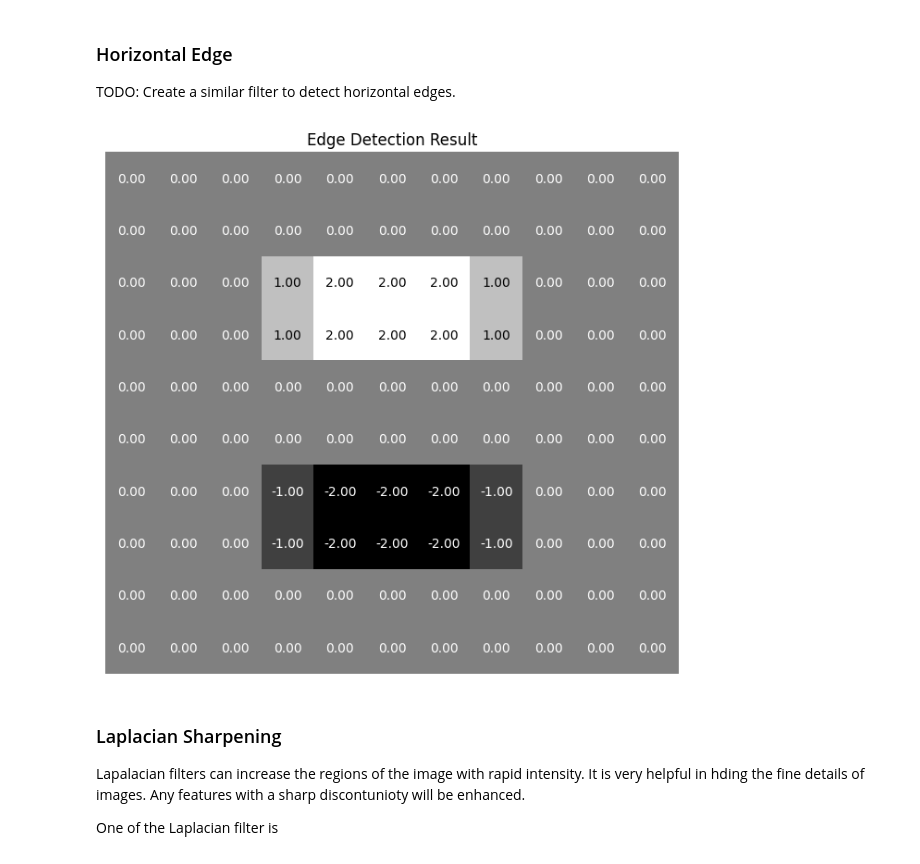
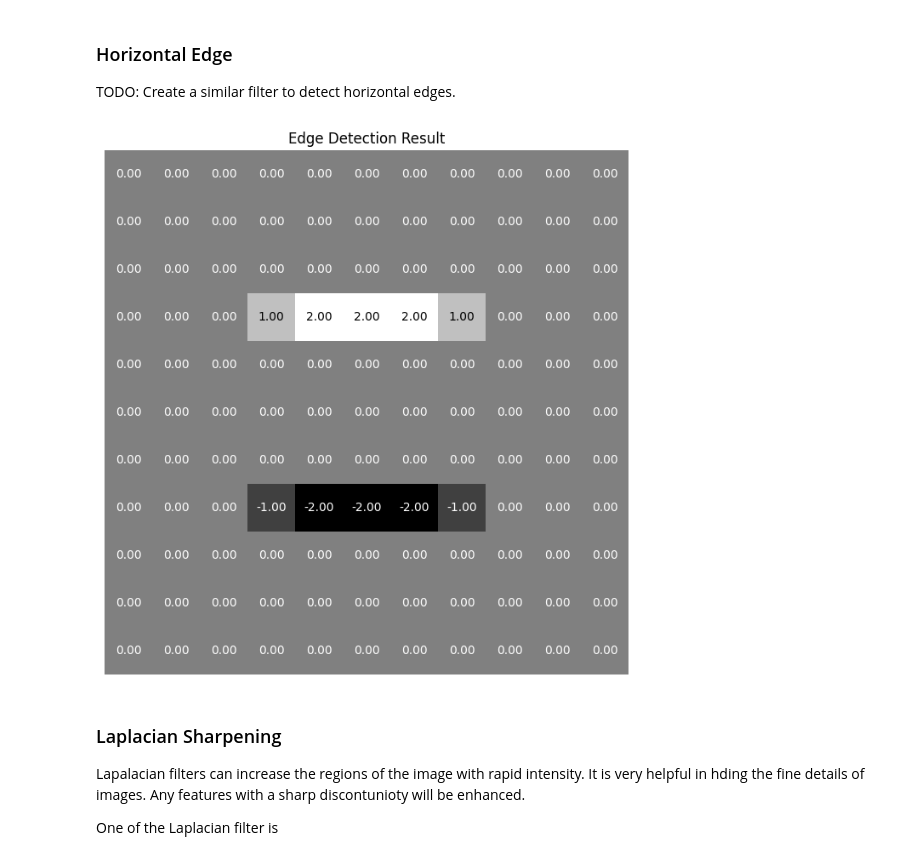
Before and after one commit to HARINI-RadheyKrishna/Machine_Learning, a Jupyter notebook: EE599_ML_Systems_HW2.ipynb, the cells around one changed output. Drawn from its saved outputs; the diff is of its cells as text; code cells hidden in the pictures.

```diff
--- a/EE599_ML_Systems_HW2.ipynb
+++ b/EE599_ML_Systems_HW2.ipynb
@@ -182,5 +190,5 @@ Use of the concept of central differences. One possible filter for this purpose
 # %%
-edge_filter = np.array([[-1,1],[-1,1],[-1,1]])
+edge_filter = np.array([[-1,0,1],[-1,0,1],[-1,0,1]])
 
 #print(edge_filter)
 
@@ -243,40 +251,40 @@ TODO:
 Create a similar filter to detect horizontal edges.
 # %%
 # Define the edge detection filter
-hedge_filter = torch.tensor([[-1, -1], [0, 0], [1, 1]], dtype=torch.float32)
+hedge_filter = torch.tensor([[-1, -1], [1, 1]], dtype=torch.float32)
 
 # Initialize the image as a 10x10 numpy array filled with zeros
 image = np.zeros((10, 10))
 image [3:7, 3:7] = 1
 image_tensor = torch.tensor(image, dtype=torch.float32)
 hedge_filter_tensor = torch.tensor(hedge_filter)
 
 # Add batch and channel dimensions
 image_tensor = image_tensor.unsqueeze(0).unsqueeze(0)
 hedge_filter_tensor = hedge_filter_tensor.unsqueeze(0).unsqueeze(0)
 
 # Apply convolution with padding
 convolved_result3 = F.conv2d(image_tensor, hedge_filter_tensor, padding=1)
 convolved_result3 = convolved_result3.squeeze().numpy()
 
 
 # Plot the image with values
 def plot_image_with_values(image, title):
     plt.figure(figsize=(8, 8))
     plt.imshow(image, cmap='gray')
     for i in range(image.shape[0]):
         for j in range(image.shape[1]):
             pixel_value1 = image[i, j]
             text_color = 'white' if pixel_value1 < 0.5 else 'black'
             plt.text(j, i, f'{pixel_value1:.2f}', ha='center', va='center', color=text_color)
     plt.title(title)
     plt.axis('off')
     plt.show()
 
 # Plot the convolved result
 plot_image_with_values(convolved_result3, 'Edge Detection Result')
 # %% [output]
-[figure, old version]
+[figure, new version]
 # %% [markdown]
 ### Laplacian Sharpening
 Lapalacian filters can increase the regions of the image with rapid intensity. It is very helpful in hding the fine details of images. Any features with a sharp discontunioty will be enhanced.
```
Also changed, not shown: parts of 10 cells of this notebook.
